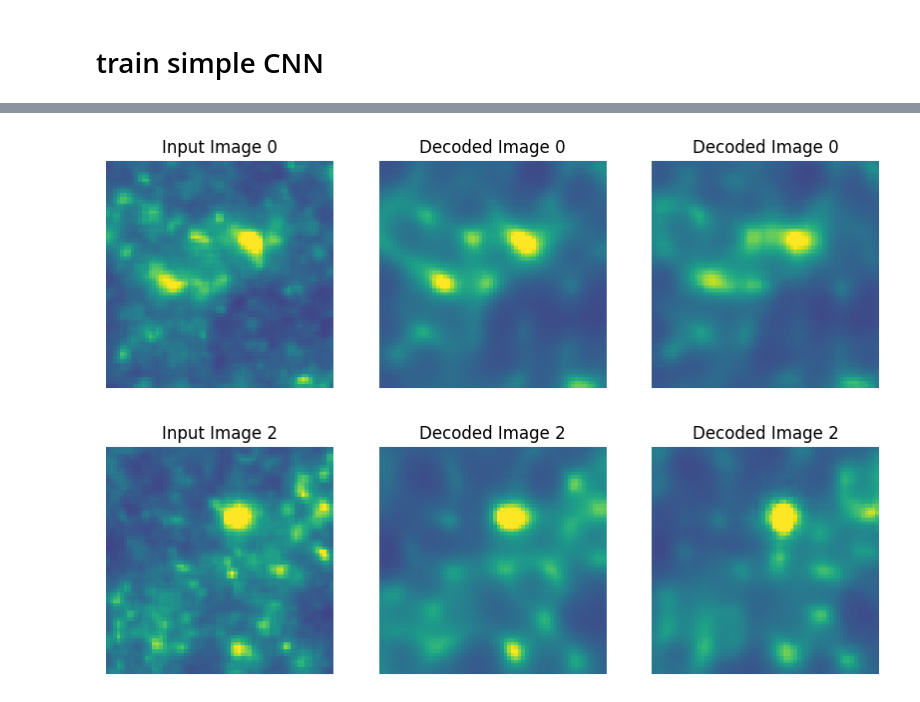
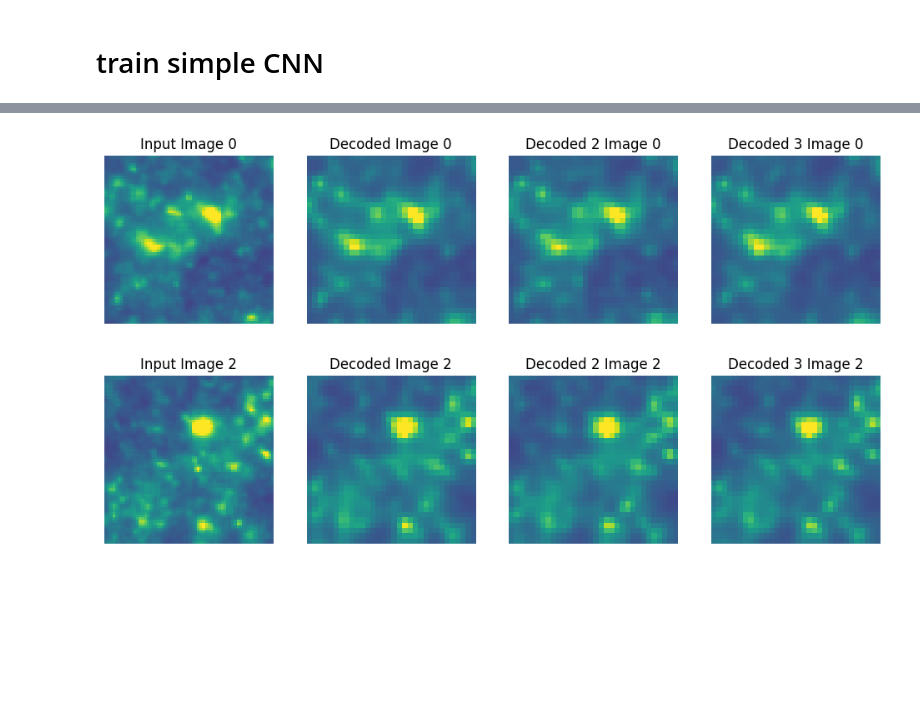
Before and after one commit to astromcquinn/weaklensing_ML, a Jupyter notebook: encoderDecoderWeakLensing.ipynb, the cells around one changed output, grey strips where cells are left out. Cells and saved outputs as stored; diff of their text form; code cells hidden in the pictures; blank space fills up the shorter version.

```diff
--- a/encoderDecoderWeakLensing.ipynb
+++ b/encoderDecoderWeakLensing.ipynb
@@ -557,7 +532,7 @@ Non-trainable params: 1536 (6.00 KB)
 _________________________________________________________________
 # %%
 CNN_autoencoder.fit(WL_tensor, WL_tensor,
-                epochs=20,
+                epochs=40,
                 batch_size=256,
                 shuffle=True, callbacks=[reduce_lr]) #, RegularizationLossMonitor()  If inlclude RegularizationLossMonitor() as a callback, separately prints regularization loss at the end of each batch
 # %% [output]
@@ -587,7 +563,7 @@ CNN_decoder.save(f'CNN_decoder_{save_string}.keras')
 from tensorflow.keras import layers, models, regularizers
 from keras.layers import LeakyReLU, BatchNormalization, Dropout
 
-number_channels = 256
+number_channels = 64
 dropout_rate = 0
 
 L1weight = 1e-8
@@ -644,7 +620,7 @@ def create_encoder_residconnect(input_shape, n, number_channels=number_channels,
     model = models.Model(inputs, x)
     return model
 
-def create_decoder_residconnect(encoded_length, original_shape, n, number_channels=64, act_string=act_string, dropout_rate=0, regularizer=regularizer):
+def create_decoder_residconnect(encoded_length, original_shape, n, number_channels=number_channels, act_string=act_string, dropout_rate=0, regularizer=regularizer):
     inputs = layers.Input(shape=(encoded_length,))
     x = inputs
 
@@ -675,7 +651,7 @@ def create_decoder_residconnect(encoded_length, original_shape, n, number_channe
     if dropout_rate > 0:
         x = layers.Dropout(dropout_rate)(x)
 
-    x = layers.Conv2D(original_shape[2], (3, 3), activation='linear', padding='same', kernel_regularizer=regularizer)(x)
+    x = layers.Conv2D(original_shape[2], (1, 1), activation='linear', padding='same', kernel_regularizer=regularizer)(x)
 
     model = models.Model(inputs, x)
     return model
@@ -702,3 +678,6 @@ else:
 
 # Combine the encoder and decoder to create the autoencoder
 autoencoder_residconnect = models.Sequential([encoder_residconnect, decoder_residconnect])
+
+encoder_residconnect.summary()
+decoder_residconnect.summary()
@@ -709,12 +706,12 @@ learning_rate = 0.001
 
 # Combine the encoder and decoder to create the autoencoder
 autoencoder_residconnect = models.Sequential([encoder_residconnect, decoder_residconnect])
-autoencoder_residconnect.summary()
+#autoencoder_residconnect.summary()
 
 autoencoder_residconnect.compile(optimizer=Adam(learning_rate=learning_rate), loss="mae")
-autoencoder_residconnect.summary()
+
 autoencoder_residconnect.fit(WL_tensor, WL_tensor,
-                epochs=20,
+                epochs=40,
                 batch_size=256,
                 shuffle=True, callbacks=[reduce_lr]) #, RegularizationLossMonitor()
 # %% [output]
@@ -914,7 +902,7 @@ print(WL_tensor.shape)
 #decoder(encoded)
 
 autoencoder.fit(WL_tensor, WL_tensor,
-                epochs=20,
+                epochs=40,
                 batch_size=256,
                 shuffle=True, callbacks=[reduce_lr])
 # %% [output]
@@ -945,13 +933,17 @@ import numpy as np
 num_images = 5
 sub_image_size = WL_tensor.shape[1]  # Assuming height and width are the same
 
-number_decoders = 2
+number_decoders = 3
 
 # Get the outputs from the decoder
 decoded_images1 = simple_decoder(simple_encoder(WL_tensor[:num_images,...])).numpy()
 
-if number_decoders == 2:
+if number_decoders >= 2:
   decoded_images2 = CNN_decoder(CNN_encoder(WL_tensor[:num_images,...])).numpy()
+if number_decoders >=3:
+    decoded_images3 = decoder_residconnect(encoder_residconnect(WL_tensor[:num_images,...])).numpy()
+if number_decoders >=4:
+    decoded_images4 = decoder(encoder(WL_tensor[:num_images,...])).numpy()
 
 # Function to display images
 def display_side_by_side(index):
@@ -959,35 +951,51 @@ def display_side_by_side(index):
         raise ValueError("Index out of bounds")
 
     # Select the specific input and output images
     input_image = WL_tensor[index, :, :, 0]  # Assuming grayscale, channel dimension is 0
     output_image1 = decoded_images1[index, :, :, 0]  # Also assuming grayscale
 
     # Create a figure with two subplots
-    fig, axes = plt.subplots(1, 3, figsize=(10, 10))
+    fig, axes = plt.subplots(1, number_decoders+1, figsize=(4*number_decoders, 10))
 
     # Display the input image in the first subplot
     axes[0].imshow(input_image, cmap='viridis', vmin=-0.05, vmax=.1)
     axes[0].set_title(f'Input Image {index}')
     axes[0].axis('off')  # Hide the axis
 
     # Display the output image in the second subplot
     axes[1].imshow(output_image1, cmap='viridis', vmin=-0.05, vmax=.1)
     axes[1].set_title(f'Decoded Image {index}')
     axes[1].axis('off')  # Hide the axis
 
-    if number_decoders ==2:
+    if number_decoders >=2:
       # Display the output image in the second subplot
       output_image2 = decoded_images2[index, :, :, 0]  # Also assuming grayscale
       axes[2].imshow(output_image2, cmap='viridis', vmin=-0.05, vmax=.1)
-      axes[2].set_title(f'Decoded Image {index}')
+      axes[2].set_title(f'Decoded 2 Image {index}')
       axes[2].axis('off')  # Hide the axis
+
+    if number_decoders >=3:
+      # Display the output image in the second subplot
+      output_image3 = decoded_images3[index, :, :, 0]  # Also assuming grayscale
+      axes[3].imshow(output_image3, cmap='viridis', vmin=-0.05, vmax=.1)
+      axes[3].set_title(f'Decoded 3 Image {index}')
+      axes[3].axis('off')  # Hide the axis
+
+
+    if number_decoders >=4:
+      # Display the output image in the second subplot
+      output_image4 = decoded_images4[index, :, :, 0]  # Also assuming grayscale
+      axes[3].imshow(output_image4, cmap='viridis', vmin=-0.05, vmax=.1)
+      axes[3].set_title(f'Decoded 4 Image {index}')
+      axes[3].axis('off')  # Hide the axis
 
     # Display the images
     plt.show()
 
+
 # Example usage for the first image
 display_side_by_side(0)  # You can loop or call this function for other indices as well
 display_side_by_side(2)
 # %% [output]
-[figure, old version]
+[figure, new version]
-[figure, old version]
+[figure, new version]
```
Also changed, not shown: parts of 13 cells of this notebook.
